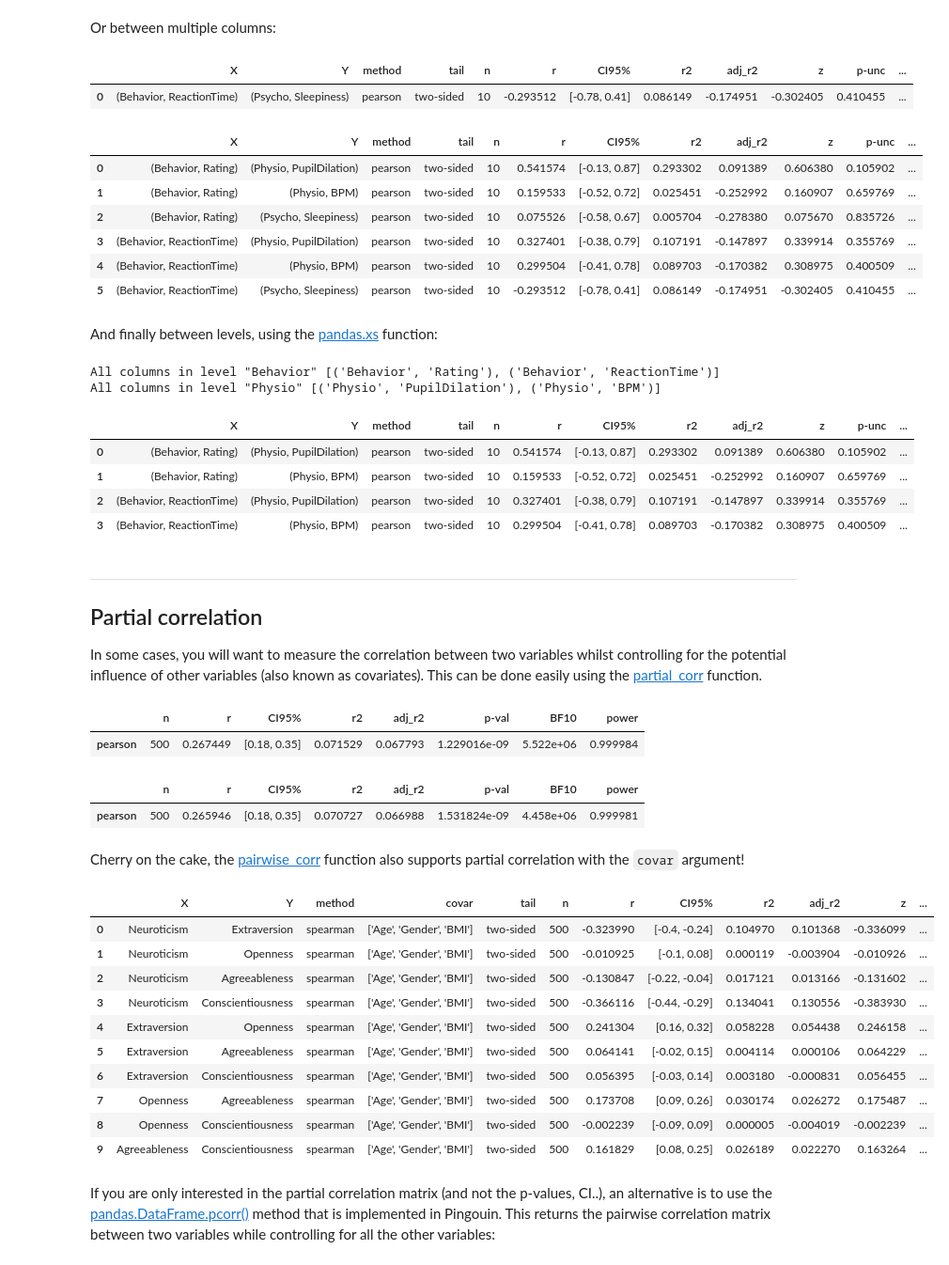
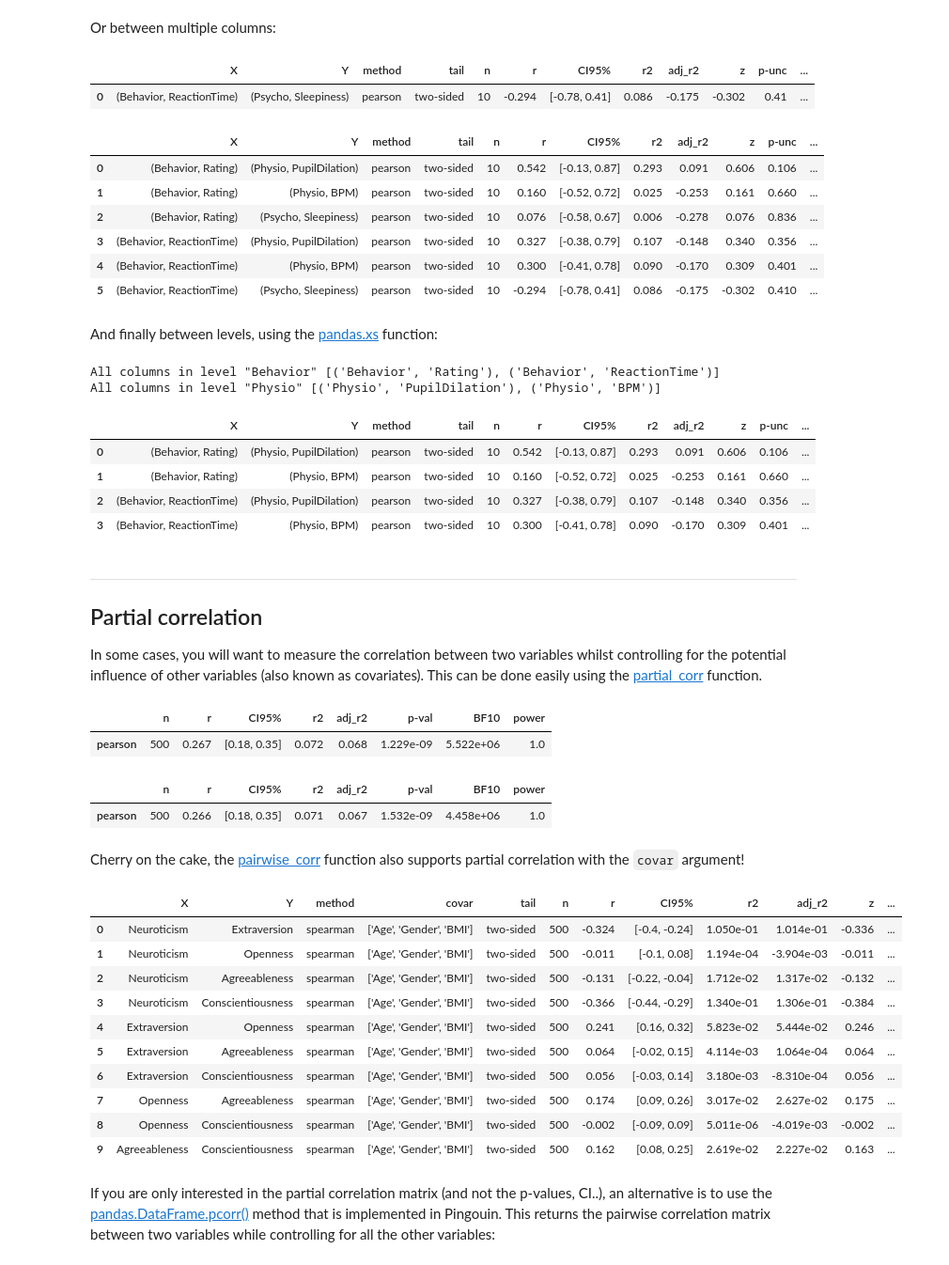
Before and after one commit to raphaelvallat/pingouin, a Jupyter notebook: notebooks/04_Correlations.ipynb, the cells around one changed output. Shown: that part at 94% size. Saved outputs shown, nothing was run; the diff lists cells and outputs as text; code cells hidden in the pictures.

```diff
--- a/notebooks/04_Correlations.ipynb
+++ b/notebooks/04_Correlations.ipynb
@@ -4,10 +4,15 @@
 ## Simple correlation
 Computing a correlation between two variables in Pingouin is done using the [corr](https://pingouin-stats.org/generated/pingouin.corr.html#pingouin.corr) function
 # %%
+import pandas as pd
+import pingouin as pg
+
+# Set the default Pandas float precision to 3 decimals
+pd.set_option("display.precision", 3)
+
 x = [4, 5, 7, 4, 5, 6, 8, 9]
 y = [3, 4, 5, 3, 4, 5, 4, 3]
 
-from pingouin import corr
-corr(x, y)
+pg.corr(x, y)
 # %% [output]
 |  | n | r | CI95% | r2 | adj_r2 | p-val | BF10 | power |
@@ -39,9 +44,7 @@ We will now see how to compute pairwise correlations coefficients across columns
 
 To do so, we will first load an example dataset in which each row represents one subject and each columns represent a score on the well-known Big Five personality traits. There are 500 subjects in total.
 # %%
-from pingouin import read_dataset
-
-df = read_dataset('pairwise_corr')
+df = pg.read_dataset('pairwise_corr')
 
 # Remove the 'Subject' column
 df.drop(columns='Subject', inplace=True)
@@ -262,20 +263,20 @@ pairwise_corr(data, columns=('Behavior', 'Rating'))
 # %% [markdown]
 Or between multiple columns:
 # %%
-pairwise_corr(data, columns=[('Behavior', 'ReactionTime'), ('Psycho', 'Sleepiness')])
+pg.pairwise_corr(data, columns=[('Behavior', 'ReactionTime'), ('Psycho', 'Sleepiness')])
 # %% [output]
 |  | X | Y | method | tail | n | r | CI95% | r2 | adj_r2 | z | p-unc | ... |
-| 0 | (Behavior, ReactionTime) | (Psycho, Sleepiness) | pearson | two-sided | 10 | -0.293512 | [-0.78, 0.41] | 0.086149 | -0.174951 | -0.302405 | 0.410455 | ... |
+| 0 | (Behavior, ReactionTime) | (Psycho, Sleepiness) | pearson | two-sided | 10 | -0.294 | [-0.78, 0.41] | 0.086 | -0.175 | -0.302 | 0.41 | ... |
 # %%
-pairwise_corr(data, columns=[[('Behavior', 'Rating'), ('Behavior', 'ReactionTime')], None])
+pg.pairwise_corr(data, columns=[[('Behavior', 'Rating'), ('Behavior', 'ReactionTime')], None])
 # %% [output]
 |  | X | Y | method | tail | n | r | CI95% | r2 | adj_r2 | z | p-unc | ... |
-| 0 | (Behavior, Rating) | (Physio, PupilDilation) | pearson | two-sided | 10 | 0.541574 | [-0.13, 0.87] | 0.293302 | 0.091389 | 0.606380 | 0.105902 | ... |
-| 1 | (Behavior, Rating) | (Physio, BPM) | pearson | two-sided | 10 | 0.159533 | [-0.52, 0.72] | 0.025451 | -0.252992 | 0.160907 | 0.659769 | ... |
-| 2 | (Behavior, Rating) | (Psycho, Sleepiness) | pearson | two-sided | 10 | 0.075526 | [-0.58, 0.67] | 0.005704 | -0.278380 | 0.075670 | 0.835726 | ... |
-| 3 | (Behavior, ReactionTime) | (Physio, PupilDilation) | pearson | two-sided | 10 | 0.327401 | [-0.38, 0.79] | 0.107191 | -0.147897 | 0.339914 | 0.355769 | ... |
-| 4 | (Behavior, ReactionTime) | (Physio, BPM) | pearson | two-sided | 10 | 0.299504 | [-0.41, 0.78] | 0.089703 | -0.170382 | 0.308975 | 0.400509 | ... |
-| 5 | (Behavior, ReactionTime) | (Psycho, Sleepiness) | pearson | two-sided | 10 | -0.293512 | [-0.78, 0.41] | 0.086149 | -0.174951 | -0.302405 | 0.410455 | ... |
+| 0 | (Behavior, Rating) | (Physio, PupilDilation) | pearson | two-sided | 10 | 0.542 | [-0.13, 0.87] | 0.293 | 0.091 | 0.606 | 0.106 | ... |
+| 1 | (Behavior, Rating) | (Physio, BPM) | pearson | two-sided | 10 | 0.160 | [-0.52, 0.72] | 0.025 | -0.253 | 0.161 | 0.660 | ... |
+| 2 | (Behavior, Rating) | (Psycho, Sleepiness) | pearson | two-sided | 10 | 0.076 | [-0.58, 0.67] | 0.006 | -0.278 | 0.076 | 0.836 | ... |
+| 3 | (Behavior, ReactionTime) | (Physio, PupilDilation) | pearson | two-sided | 10 | 0.327 | [-0.38, 0.79] | 0.107 | -0.148 | 0.340 | 0.356 | ... |
+| 4 | (Behavior, ReactionTime) | (Physio, BPM) | pearson | two-sided | 10 | 0.300 | [-0.41, 0.78] | 0.090 | -0.170 | 0.309 | 0.401 | ... |
+| 5 | (Behavior, ReactionTime) | (Psycho, Sleepiness) | pearson | two-sided | 10 | -0.294 | [-0.78, 0.41] | 0.086 | -0.175 | -0.302 | 0.410 | ... |
 # %% [markdown]
 And finally between levels, using the [pandas.xs](https://pandas.pydata.org/pandas-docs/stable/reference/api/pandas.DataFrame.xs.html) function:
 # %%
@@ -286,52 +287,50 @@ print('All columns in level "Behavior"', col_behavior)
 print('All columns in level "Physio"', col_physio)
 
 # pairwise_corr(data, columns=col_behavior + col_physio)  # All possible correlations
-pairwise_corr(data, columns=[col_behavior, col_physio])   # Between-list correlations
+pg.pairwise_corr(data, columns=[col_behavior, col_physio])   # Between-list correlations
 # %% [output]
 All columns in level "Behavior" [('Behavior', 'Rating'), ('Behavior', 'ReactionTime')]
 All columns in level "Physio" [('Physio', 'PupilDilation'), ('Physio', 'BPM')]
 |  | X | Y | method | tail | n | r | CI95% | r2 | adj_r2 | z | p-unc | ... |
-| 0 | (Behavior, Rating) | (Physio, PupilDilation) | pearson | two-sided | 10 | 0.541574 | [-0.13, 0.87] | 0.293302 | 0.091389 | 0.606380 | 0.105902 | ... |
-| 1 | (Behavior, Rating) | (Physio, BPM) | pearson | two-sided | 10 | 0.159533 | [-0.52, 0.72] | 0.025451 | -0.252992 | 0.160907 | 0.659769 | ... |
-| 2 | (Behavior, ReactionTime) | (Physio, PupilDilation) | pearson | two-sided | 10 | 0.327401 | [-0.38, 0.79] | 0.107191 | -0.147897 | 0.339914 | 0.355769 | ... |
-| 3 | (Behavior, ReactionTime) | (Physio, BPM) | pearson | two-sided | 10 | 0.299504 | [-0.41, 0.78] | 0.089703 | -0.170382 | 0.308975 | 0.400509 | ... |
+| 0 | (Behavior, Rating) | (Physio, PupilDilation) | pearson | two-sided | 10 | 0.542 | [-0.13, 0.87] | 0.293 | 0.091 | 0.606 | 0.106 | ... |
+| 1 | (Behavior, Rating) | (Physio, BPM) | pearson | two-sided | 10 | 0.160 | [-0.52, 0.72] | 0.025 | -0.253 | 0.161 | 0.660 | ... |
+| 2 | (Behavior, ReactionTime) | (Physio, PupilDilation) | pearson | two-sided | 10 | 0.327 | [-0.38, 0.79] | 0.107 | -0.148 | 0.340 | 0.356 | ... |
+| 3 | (Behavior, ReactionTime) | (Physio, BPM) | pearson | two-sided | 10 | 0.300 | [-0.41, 0.78] | 0.090 | -0.170 | 0.309 | 0.401 | ... |
 # %% [markdown]
 ***
 ## Partial correlation
 
 In some cases, you will want to measure the correlation between two variables whilst controlling for the potential influence of other variables (also known as covariates). This can be done easily using the [partial_corr](https://pingouin-stats.org/generated/pingouin.partial_corr.html#pingouin.partial_corr) function.
 # %%
-from pingouin import partial_corr
-
 # Correlation between extraversion and openess whilst controlling for age:
 # Pandas-style: df.partial_corr(x='Extraversion', y='Openness', covar='Age')
-partial_corr(data=df, x='Extraversion', y='Openness', covar='Age', method='pearson')
+pg.partial_corr(data=df, x='Extraversion', y='Openness', covar='Age', method='pearson')
 # %% [output]
 |  | n | r | CI95% | r2 | adj_r2 | p-val | BF10 | power |
-| pearson | 500 | 0.267449 | [0.18, 0.35] | 0.071529 | 0.067793 | 1.229016e-09 | 5.522e+06 | 0.999984 |
+| pearson | 500 | 0.267 | [0.18, 0.35] | 0.072 | 0.068 | 1.229e-09 | 5.522e+06 | 1.0 |
 # %%
 # Correlation between extraversion and openess whilst controlling for age and BMI:
-partial_corr(data=df, x='Extraversion', y='Openness', covar=['Age', 'BMI'], method='pearson')
+pg.partial_corr(data=df, x='Extraversion', y='Openness', covar=['Age', 'BMI'], method='pearson')
 # %% [output]
 |  | n | r | CI95% | r2 | adj_r2 | p-val | BF10 | power |
-| pearson | 500 | 0.265946 | [0.18, 0.35] | 0.070727 | 0.066988 | 1.531824e-09 | 4.458e+06 | 0.999981 |
+| pearson | 500 | 0.266 | [0.18, 0.35] | 0.071 | 0.067 | 1.532e-09 | 4.458e+06 | 1.0 |
 # %% [markdown]
 Cherry on the cake, the [pairwise_corr](https://pingouin-stats.org/generated/pingouin.pairwise_corr.html#pingouin.pairwise_corr) function also supports partial correlation with the `covar` argument!
 # %%
 # Pandas-style: df.pairwise_corr(covar=['Age', 'Gender', 'BMI'], method='spearman')
-pairwise_corr(data=df, covar=['Age', 'Gender', 'BMI'], method='spearman')
+pg.pairwise_corr(data=df, covar=['Age', 'Gender', 'BMI'], method='spearman')
 # %% [output]
 |  | X | Y | method | covar | tail | n | r | CI95% | r2 | adj_r2 | z | ... |
-| 0 | Neuroticism | Extraversion | spearman | ['Age', 'Gender', 'BMI'] | two-sided | 500 | -0.323990 | [-0.4, -0.24] | 0.104970 | 0.101368 | -0.336099 | ... |
-| 1 | Neuroticism | Openness | spearman | ['Age', 'Gender', 'BMI'] | two-sided | 500 | -0.010925 | [-0.1, 0.08] | 0.000119 | -0.003904 | -0.010926 | ... |
-| 2 | Neuroticism | Agreeableness | spearman | ['Age', 'Gender', 'BMI'] | two-sided | 500 | -0.130847 | [-0.22, -0.04] | 0.017121 | 0.013166 | -0.131602 | ... |
-| 3 | Neuroticism | Conscientiousness | spearman | ['Age', 'Gender', 'BMI'] | two-sided | 500 | -0.366116 | [-0.44, -0.29] | 0.134041 | 0.130556 | -0.383930 | ... |
-| 4 | Extraversion | Openness | spearman | ['Age', 'Gender', 'BMI'] | two-sided | 500 | 0.241304 | [0.16, 0.32] | 0.058228 | 0.054438 | 0.246158 | ... |
-| 5 | Extraversion | Agreeableness | spearman | ['Age', 'Gender', 'BMI'] | two-sided | 500 | 0.064141 | [-0.02, 0.15] | 0.004114 | 0.000106 | 0.064229 | ... |
-| 6 | Extraversion | Conscientiousness | spearman | ['Age', 'Gender', 'BMI'] | two-sided | 500 | 0.056395 | [-0.03, 0.14] | 0.003180 | -0.000831 | 0.056455 | ... |
-| 7 | Openness | Agreeableness | spearman | ['Age', 'Gender', 'BMI'] | two-sided | 500 | 0.173708 | [0.09, 0.26] | 0.030174 | 0.026272 | 0.175487 | ... |
-| 8 | Openness | Conscientiousness | spearman | ['Age', 'Gender', 'BMI'] | two-sided | 500 | -0.002239 | [-0.09, 0.09] | 0.000005 | -0.004019 | -0.002239 | ... |
-| 9 | Agreeableness | Conscientiousness | spearman | ['Age', 'Gender', 'BMI'] | two-sided | 500 | 0.161829 | [0.08, 0.25] | 0.026189 | 0.022270 | 0.163264 | ... |
+| 0 | Neuroticism | Extraversion | spearman | ['Age', 'Gender', 'BMI'] | two-sided | 500 | -0.324 | [-0.4, -0.24] | 1.050e-01 | 1.014e-01 | -0.336 | ... |
+| 1 | Neuroticism | Openness | spearman | ['Age', 'Gender', 'BMI'] | two-sided | 500 | -0.011 | [-0.1, 0.08] | 1.194e-04 | -3.904e-03 | -0.011 | ... |
+| 2 | Neuroticism | Agreeableness | spearman | ['Age', 'Gender', 'BMI'] | two-sided | 500 | -0.131 | [-0.22, -0.04] | 1.712e-02 | 1.317e-02 | -0.132 | ... |
+| 3 | Neuroticism | Conscientiousness | spearman | ['Age', 'Gender', 'BMI'] | two-sided | 500 | -0.366 | [-0.44, -0.29] | 1.340e-01 | 1.306e-01 | -0.384 | ... |
+| 4 | Extraversion | Openness | spearman | ['Age', 'Gender', 'BMI'] | two-sided | 500 | 0.241 | [0.16, 0.32] | 5.823e-02 | 5.444e-02 | 0.246 | ... |
+| 5 | Extraversion | Agreeableness | spearman | ['Age', 'Gender', 'BMI'] | two-sided | 500 | 0.064 | [-0.02, 0.15] | 4.114e-03 | 1.064e-04 | 0.064 | ... |
+| 6 | Extraversion | Conscientiousness | spearman | ['Age', 'Gender', 'BMI'] | two-sided | 500 | 0.056 | [-0.03, 0.14] | 3.180e-03 | -8.310e-04 | 0.056 | ... |
+| 7 | Openness | Agreeableness | spearman | ['Age', 'Gender', 'BMI'] | two-sided | 500 | 0.174 | [0.09, 0.26] | 3.017e-02 | 2.627e-02 | 0.175 | ... |
+| 8 | Openness | Conscientiousness | spearman | ['Age', 'Gender', 'BMI'] | two-sided | 500 | -0.002 | [-0.09, 0.09] | 5.011e-06 | -4.019e-03 | -0.002 | ... |
+| 9 | Agreeableness | Conscientiousness | spearman | ['Age', 'Gender', 'BMI'] | two-sided | 500 | 0.162 | [0.08, 0.25] | 2.619e-02 | 2.227e-02 | 0.163 | ... |
 # %% [markdown]
 If you are only interested in the partial correlation matrix (and not the p-values, CI..), an alternative is to use the [pandas.DataFrame.pcorr()](https://pingouin-stats.org/generated/pingouin.pcorr.html#pingouin.pcorr) method that is implemented in Pingouin. This returns the pairwise correlation matrix between two variables while controlling for all the other variables:
 # %%
```
Also changed, not shown: parts of 19 cells of this notebook, 22 other files.
